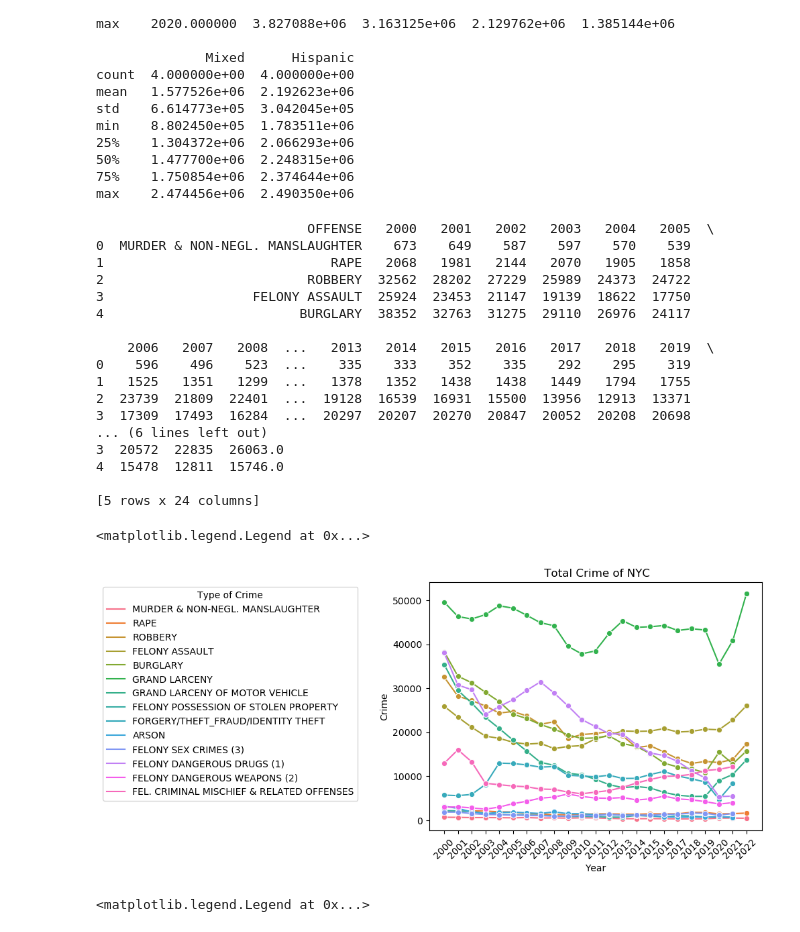
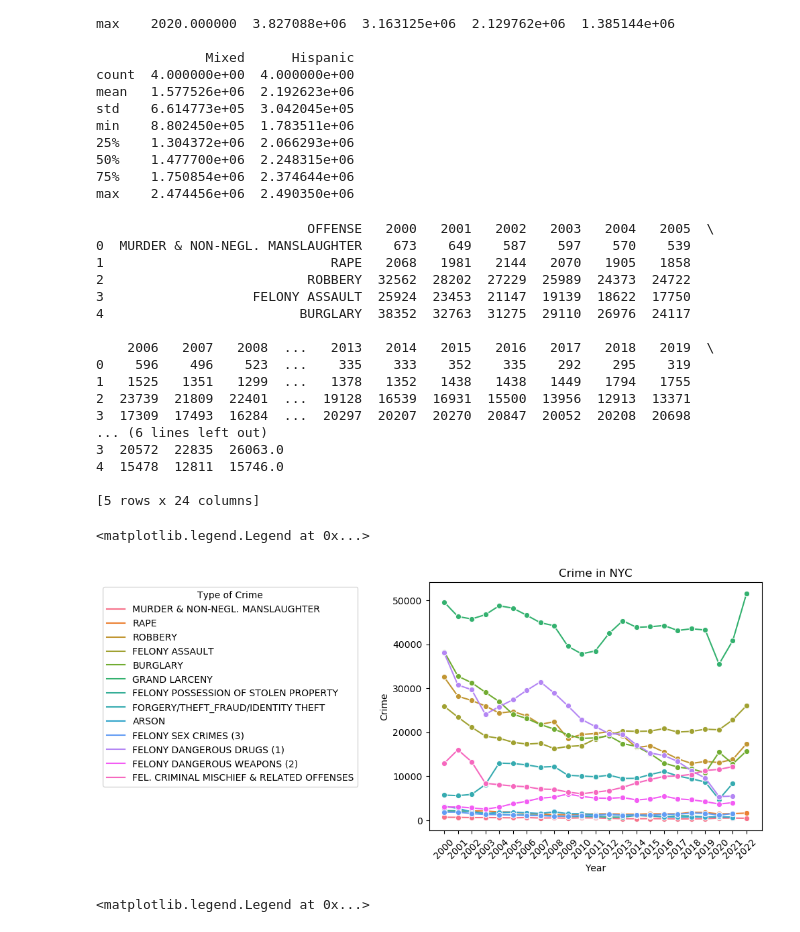
Before and after one commit to anikasparkle22/Info2950_final, a Jupyter notebook: Info 2950 Final.ipynb, the cells around one changed output. Cells and saved outputs as stored; diff of their text form; code cells hidden in the pictures.

```diff
--- a/Info 2950 Final.ipynb
+++ b/Info 2950 Final.ipynb
@@ -212,44 +212,42 @@ min    8.802450e+05  1.783511e+06
 max    2.474456e+06  2.490350e+06
 # %%
 #VISUALIZING VIOLENT CRIME AS A LINE GRAPH
-nyc_crime= merged_df[:-1]
+nyc_crime= merged_df
 print(nyc_crime.head())
 
 #Melting the DataFrame
 melted_demographic = nyc_crime.melt(id_vars=['OFFENSE'], var_name='Year', value_name='Count')
 
 #visualizong with a line plot
 sns.lineplot(data=melted_demographic, x='Year', y='Count', hue='OFFENSE', marker='o')
-plt.title(" Total Crime of NYC")
+plt.title("Crime in NYC")
 plt.xlabel("Year")
 plt.ylabel("Crime")
 
 # Rotate x-axis labels for better visibility
 plt.xticks(rotation=45)
 # Adjust the legend to be outside the plot area
 plt.legend(title="Type of Crime", bbox_to_anchor=(-0.20, 1), loc='upper right')
-
-#VISUALIZING TOTAL CRIME AS A LINEPLOT
 # %% [output]
                            OFFENSE   2000   2001   2002   2003   2004   2005  \
 0  MURDER & NON-NEGL. MANSLAUGHTER    673    649    587    597    570    539
 1                             RAPE   2068   1981   2144   2070   1905   1858
 2                          ROBBERY  32562  28202  27229  25989  24373  24722
 3                   FELONY ASSAULT  25924  23453  21147  19139  18622  17750
 4                         BURGLARY  38352  32763  31275  29110  26976  24117
 
     2006   2007   2008  ...   2013   2014   2015   2016   2017   2018   2019  \
 0    596    496    523  ...    335    333    352    335    292    295    319
 1   1525   1351   1299  ...   1378   1352   1438   1438   1449   1794   1755
 2  23739  21809  22401  ...  19128  16539  16931  15500  13956  12913  13371
 3  17309  17493  16284  ...  20297  20207  20270  20847  20052  20208  20698
 ... (6 lines left out)
 3  20572  22835  26063.0
 4  15478  12811  15746.0
 
 [5 rows x 24 columns]
 <matplotlib.legend.Legend at 0x...>
-[figure, old version]
+[figure, new version]
 # %%
 #VISUALIZING INCOME AS A LINE GRAPH
 
```
Also changed, not shown: parts of 1 cell of this notebook.
